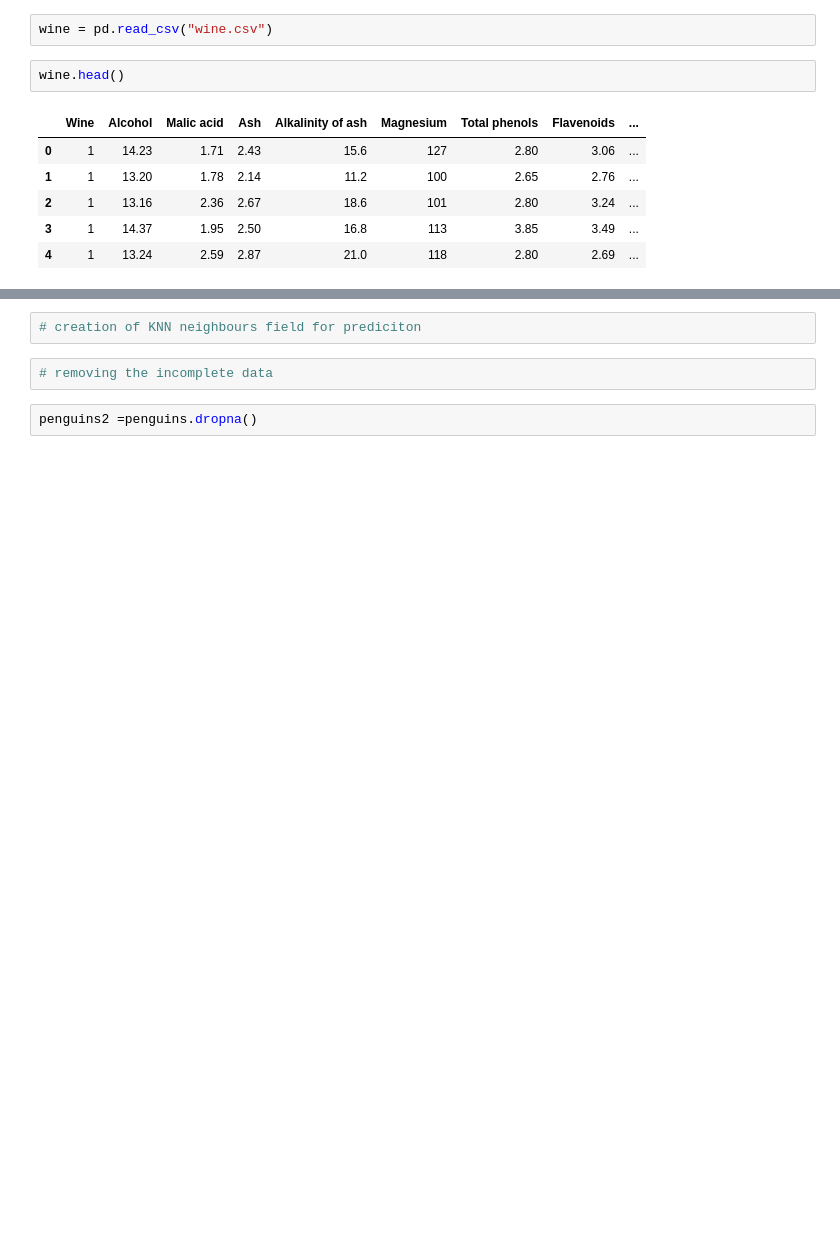
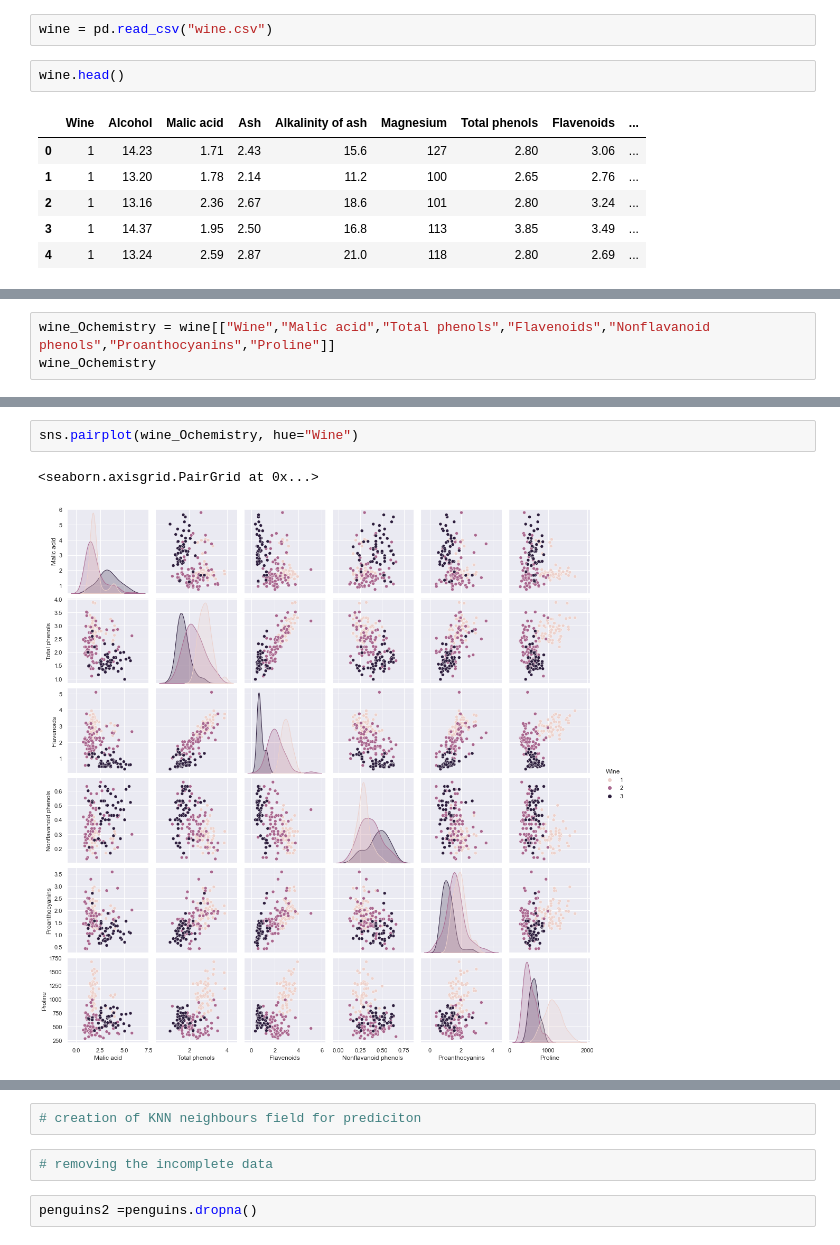
Before and after one commit to Jonathangmit/Machine-learning-and-statistics, a Jupyter notebook: scikit-learn.ipynb, the cells around one changed output, grey strips where cells are left out. Saved outputs shown, nothing was run; the diff lists cells and outputs as text; blank space fills up the shorter version.

```diff
--- a/scikit-learn.ipynb
+++ b/scikit-learn.ipynb
@@ -263,0 +298,3 @@ wine.head()
+# %%
+wine_Ochemistry = wine[["Wine","Malic acid","Total phenols","Flavenoids","Nonflavanoid phenols","Proanthocyanins","Proline"]]
+wine_Ochemistry
@@ -263,0 +315,5 @@ wine.head()
+# %%
+sns.pairplot(wine_Ochemistry, hue="Wine")
+# %% [output]
+<seaborn.axisgrid.PairGrid at 0x...>
+[figure, added]
```
Also changed, not shown: parts of 37 cells of this notebook, 1 other file.
